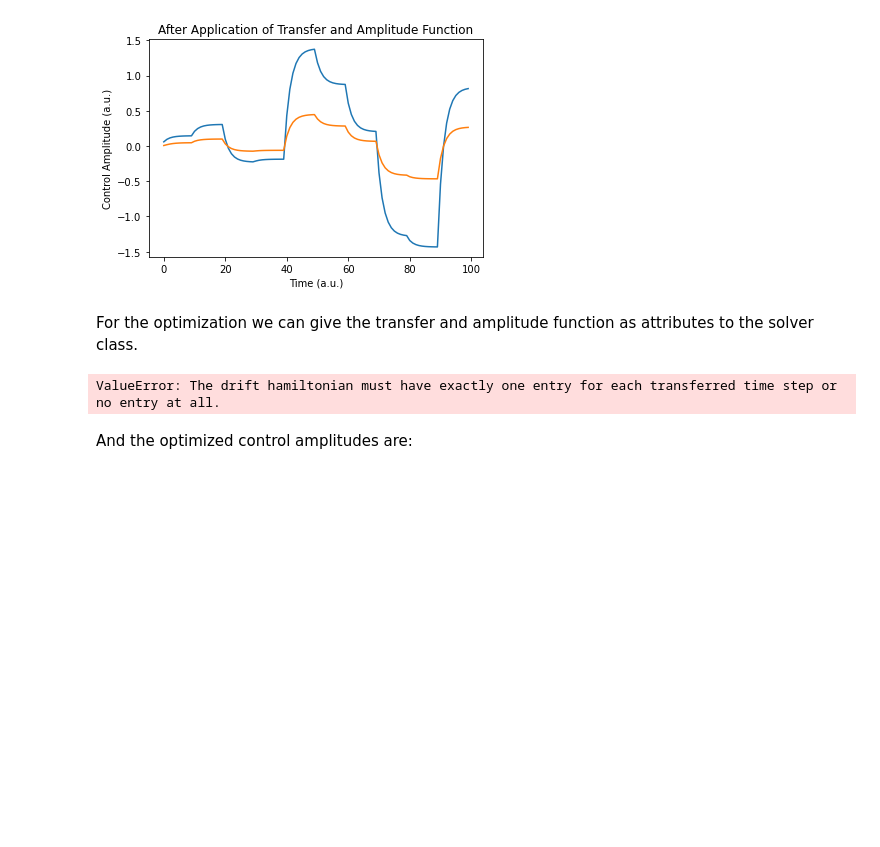
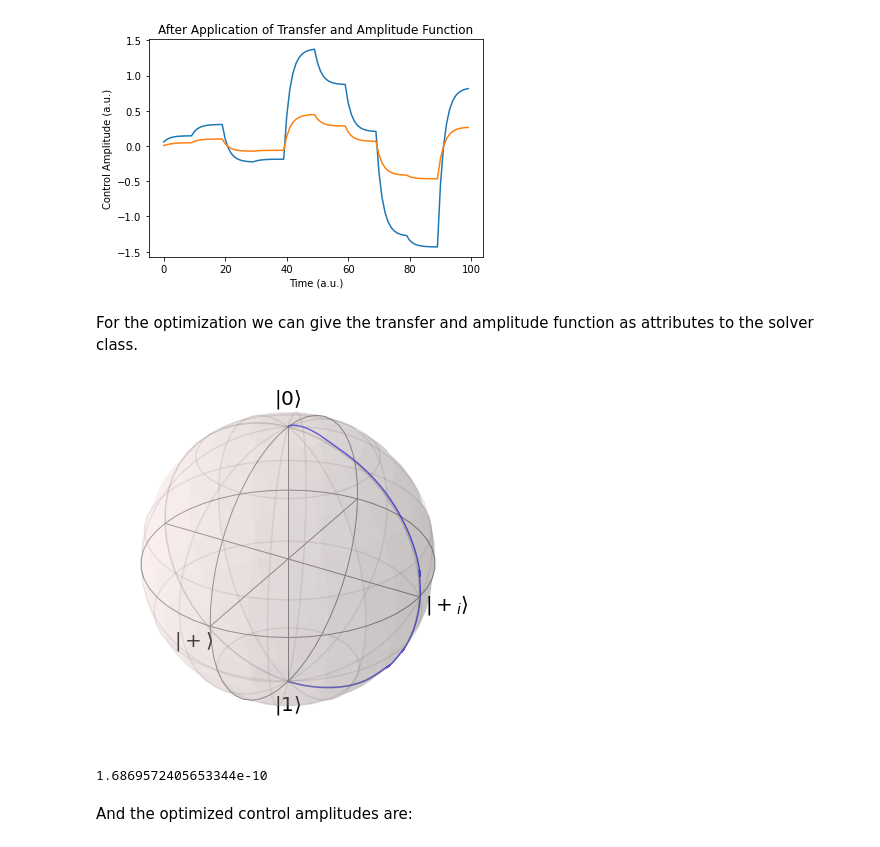
Before and after one commit to qutech/qopt, a Jupyter notebook: doc/source/qopt_features/pulse_parameterization.ipynb, the cells around one changed output. Saved outputs shown, nothing was run; the diff lists cells and outputs as text; code cells hidden in the pictures; blank space fills up the shorter version.

Commit message:
reworking the qopt features and fixing errors in the applications.

```diff
--- a/doc/source/qopt_features/pulse_parameterization.ipynb
+++ b/doc/source/qopt_features/pulse_parameterization.ipynb
@@ -48,7 +48,7 @@ n_opt_pars = 2
 n_ctrl_amps = 2
 
 def amp_func(opt_pars):
-    ctrl_amps = np.empty((opt_pars.shape[0], n_opt_pars))
+    ctrl_amps = np.empty((opt_pars.shape[0], n_ctrl_amps))
     ctrl_amps[:, 0] = .5 * opt_pars[:, 0] * np.cos(opt_pars[:, 1])
     ctrl_amps[:, 1] = .5 * opt_pars[:, 0] * np.sin(opt_pars[:, 1])
     return ctrl_amps
@@ -133,28 +137,23 @@ from qopt.cost_functions import OperationInfidelity
 sigma_x = DenseOperator(np.asarray([[0, 1], [1, 0]]))
 sigma_y = DenseOperator(np.asarray([[0, -1j], [1j, 0]]))
 sigma_z = DenseOperator(np.asarray([[1, 0], [0, -1]]))
-zero_matrix = DenseOperator(np.asarray([[0, 0], [0, 0]]))
 
 delta_omega = 0
 
 h_ctrl = [.5 * sigma_x, .5 * sigma_y]
 h_drift = [delta_omega * .5 * sigma_z]
 
-control_amplitudes = np.zeros((n_time_steps, len(h_ctrl)))
-control_amplitudes[:, 0] = np.pi
-
 solver = SchroedingerSolver(
-    h_drift=h_drift * n_time_steps * oversampling,
+    h_drift=h_drift,
     h_ctrl=h_ctrl,
-    tau=np.repeat(time_steps / oversampling, oversampling),
+    tau=time_steps,
     transfer_function=transfer_func,
     amplitude_function=amplitude_function
 )
-solver.set_optimization_parameters(0 * control_amplitudes)
 
 entanglement_infidelity = OperationInfidelity(
     solver=solver,
-    target=sigma_x
+    target=sigma_x.exp(np.pi * .5j)
 )
 
 from qopt.simulator import Simulator
@@ -162,34 +161,38 @@ from qopt.simulator import Simulator
 simulator = Simulator(
     solvers=[solver, ],
     cost_fktns=[entanglement_infidelity, ]
 )
 
 from qopt.optimize import LeastSquaresOptimizer
 
 termination_conditions = {
     "min_gradient_norm": 1e-15,
     "min_cost_gain": 1e-15,
     "max_wall_time": 30.0,
     "max_cost_func_calls": 1e6,
     "max_iterations": 1000,
     "min_amplitude_change": 1e-8
 }
 
 upper_bounds = 2 * 2 * np.pi * np.ones((len(h_ctrl) * n_time_steps, ))
 lower_bounds = -1 * upper_bounds
 
 optimizer = LeastSquaresOptimizer(
     system_simulator=simulator,
     termination_cond=termination_conditions,
     save_intermediary_steps=True,
     bounds=[lower_bounds, upper_bounds]
 )
 
 result = optimizer.run_optimization(initial_control_amplitudes=random_pulse)
 solver.set_optimization_parameters(result.final_parameters)
 solver.plot_bloch_sphere()
 # %% [output]
-ValueError: The drift hamiltonian must have exactly one entry for each transferred time step or no entry at all.
+[figure, added]
+# %%
+entanglement_infidelity.costs()
+# %% [output]
+1.6869572405653344e-10
 # %% [markdown]
 And the optimized control amplitudes are:
 # %%
```
Also changed, not shown: parts of 2 cells of this notebook, 7 other files.
